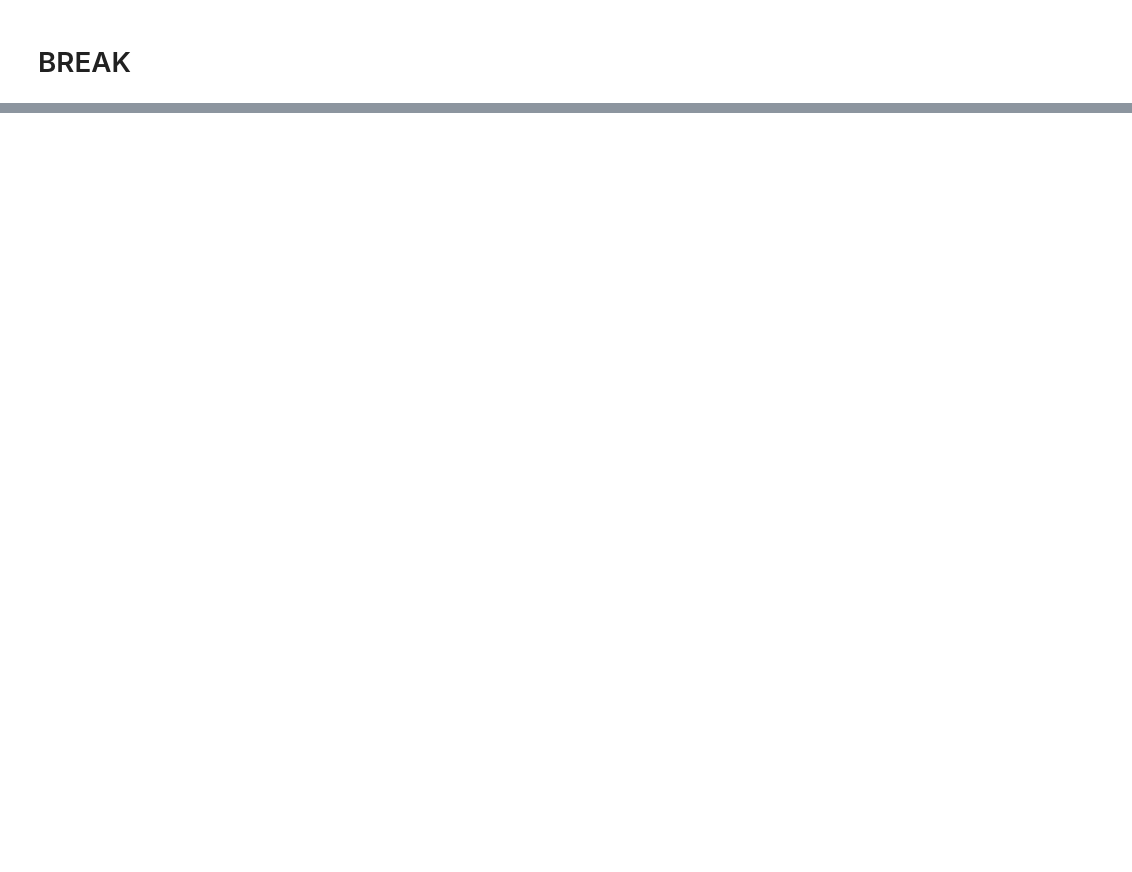
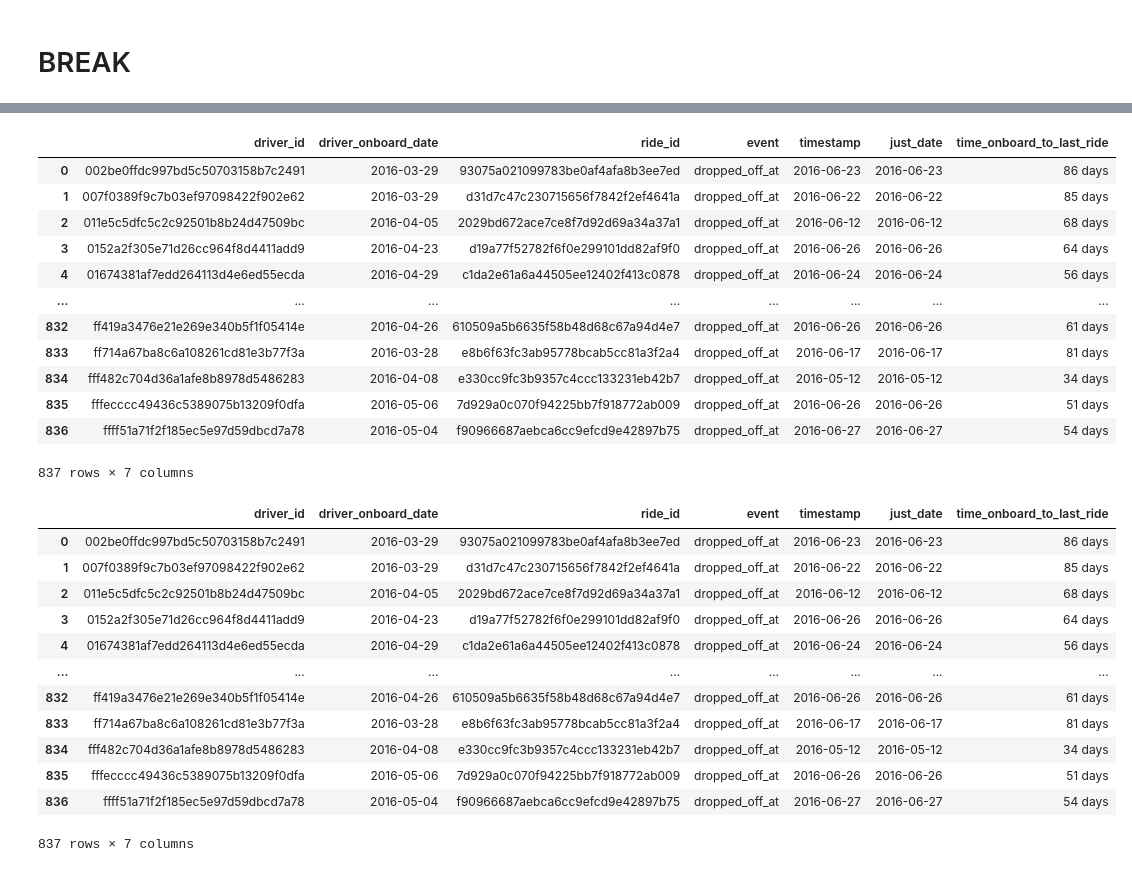
Before and after one commit to Brunadiasmiguel/challenge_drive, a Jupyter notebook: data_wrangling.ipynb, the cells around one changed output, grey strips where cells are left out. Saved outputs shown, nothing was run; the diff lists cells and outputs as text; code cells hidden in the pictures; blank space fills up the shorter version.

```diff
--- a/data_wrangling.ipynb
+++ b/data_wrangling.ipynb
@@ -806,0 +955,4 @@ first_last_code.head()
+# %%
+onboarding_lastridedf = mergeids2.drop(["ride_distance","ride_duration","ride_prime_time","ride_duration_min","ride_distance_miles","base_fare$","duration_ride_revenue$","distance_ride_revenue$","service_fee$","driver_revenue_before_commission$","month","day","weekday","hour"], axis=1)
+
+onboarding_lastridedf.head()
@@ -806,0 +972,4 @@ first_last_code.head()
+# %%
+#check the date difference
+
+last_ride = onboarding_lastridedf.sort_values('timestamp').groupby(['driver_id'], as_index=False).last()
@@ -806,0 +1006,34 @@ first_last_code.head()
+# %%
+last_ride['timestamp'] = last_ride['timestamp'].dt.date
+last_ride['driver_onboard_date'] = last_ride['driver_onboard_date'].dt.date
+# %%
+last_ride["time_onboard_to_last_ride"]=last_ride["timestamp"]-last_ride["driver_onboard_date"]
+# %%
+last_ride
+# %% [output]
+|  | driver_id | driver_onboard_date | ride_id | event | timestamp | just_date | time_onboard_to_last_ride |
+| 0 | 002be0ffdc997bd5c50703158b7c2491 | 2016-03-29 | 93075a021099783be0af4afa8b3ee7ed | dropped_off_at | 2016-06-23 | 2016-06-23 | 86 days |
+| 1 | 007f0389f9c7b03ef97098422f902e62 | 2016-03-29 | d31d7c47c230715656f7842f2ef4641a | dropped_off_at | 2016-06-22 | 2016-06-22 | 85 days |
+| 2 | 011e5c5dfc5c2c92501b8b24d47509bc | 2016-04-05 | 2029bd672ace7ce8f7d92d69a34a37a1 | dropped_off_at | 2016-06-12 | 2016-06-12 | 68 days |
+| 3 | 0152a2f305e71d26cc964f8d4411add9 | 2016-04-23 | d19a77f52782f6f0e299101dd82af9f0 | dropped_off_at | 2016-06-26 | 2016-06-26 | 64 days |
+| 4 | 01674381af7edd264113d4e6ed55ecda | 2016-04-29 | c1da2e61a6a44505ee12402f413c0878 | dropped_off_at | 2016-06-24 | 2016-06-24 | 56 days |
+| ... | ... | ... | ... | ... | ... | ... | ... |
+| 832 | ff419a3476e21e269e340b5f1f05414e | 2016-04-26 | 610509a5b6635f58b48d68c67a94d4e7 | dropped_off_at | 2016-06-26 | 2016-06-26 | 61 days |
+| 833 | ff714a67ba8c6a108261cd81e3b77f3a | 2016-03-28 | e8b6f63fc3ab95778bcab5cc81a3f2a4 | dropped_off_at | 2016-06-17 | 2016-06-17 | 81 days |
+| 834 | fff482c704d36a1afe8b8978d5486283 | 2016-04-08 | e330cc9fc3b9357c4ccc133231eb42b7 | dropped_off_at | 2016-05-12 | 2016-05-12 | 34 days |
+| 835 | fffecccc49436c5389075b13209f0dfa | 2016-05-06 | 7d929a0c070f94225bb7f918772ab009 | dropped_off_at | 2016-06-26 | 2016-06-26 | 51 days |
+| 836 | ffff51a71f2f185ec5e97d59dbcd7a78 | 2016-05-04 | f90966687aebca6cc9efcd9e42897b75 | dropped_off_at | 2016-06-27 | 2016-06-27 | 54 days |
+837 rows × 7 columns
+|  | driver_id | driver_onboard_date | ride_id | event | timestamp | just_date | time_onboard_to_last_ride |
+| 0 | 002be0ffdc997bd5c50703158b7c2491 | 2016-03-29 | 93075a021099783be0af4afa8b3ee7ed | dropped_off_at | 2016-06-23 | 2016-06-23 | 86 days |
+| 1 | 007f0389f9c7b03ef97098422f902e62 | 2016-03-29 | d31d7c47c230715656f7842f2ef4641a | dropped_off_at | 2016-06-22 | 2016-06-22 | 85 days |
+| 2 | 011e5c5dfc5c2c92501b8b24d47509bc | 2016-04-05 | 2029bd672ace7ce8f7d92d69a34a37a1 | dropped_off_at | 2016-06-12 | 2016-06-12 | 68 days |
+| 3 | 0152a2f305e71d26cc964f8d4411add9 | 2016-04-23 | d19a77f52782f6f0e299101dd82af9f0 | dropped_off_at | 2016-06-26 | 2016-06-26 | 64 days |
+| 4 | 01674381af7edd264113d4e6ed55ecda | 2016-04-29 | c1da2e61a6a44505ee12402f413c0878 | dropped_off_at | 2016-06-24 | 2016-06-24 | 56 days |
+| ... | ... | ... | ... | ... | ... | ... | ... |
+| 832 | ff419a3476e21e269e340b5f1f05414e | 2016-04-26 | 610509a5b6635f58b48d68c67a94d4e7 | dropped_off_at | 2016-06-26 | 2016-06-26 | 61 days |
+| 833 | ff714a67ba8c6a108261cd81e3b77f3a | 2016-03-28 | e8b6f63fc3ab95778bcab5cc81a3f2a4 | dropped_off_at | 2016-06-17 | 2016-06-17 | 81 days |
+| 834 | fff482c704d36a1afe8b8978d5486283 | 2016-04-08 | e330cc9fc3b9357c4ccc133231eb42b7 | dropped_off_at | 2016-05-12 | 2016-05-12 | 34 days |
+| 835 | fffecccc49436c5389075b13209f0dfa | 2016-05-06 | 7d929a0c070f94225bb7f918772ab009 | dropped_off_at | 2016-06-26 | 2016-06-26 | 51 days |
+| 836 | ffff51a71f2f185ec5e97d59dbcd7a78 | 2016-05-04 | f90966687aebca6cc9efcd9e42897b75 | dropped_off_at | 2016-06-27 | 2016-06-27 | 54 days |
+837 rows × 7 columns
```
Also changed, not shown: parts of 33 cells of this notebook.
